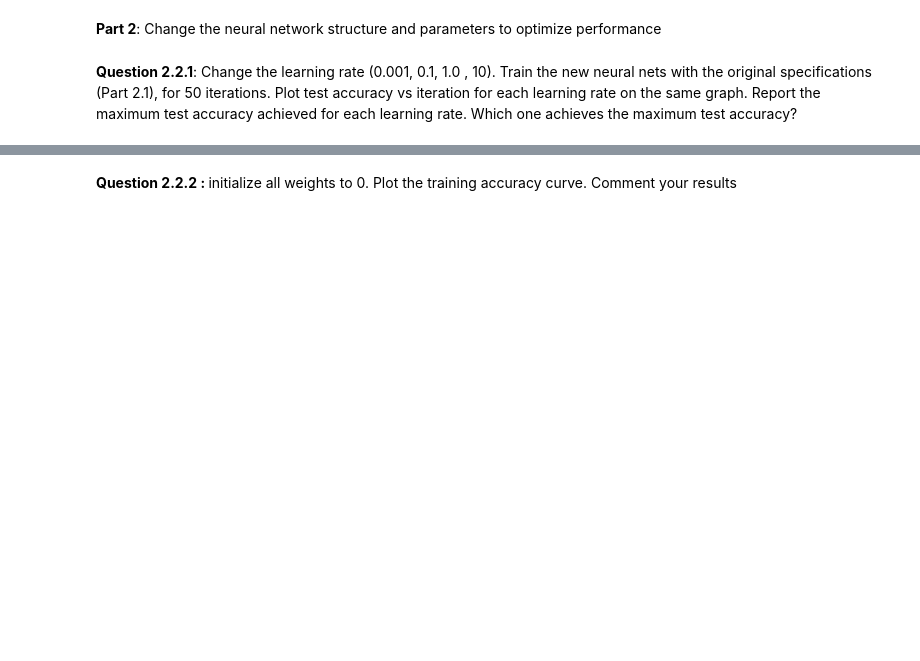
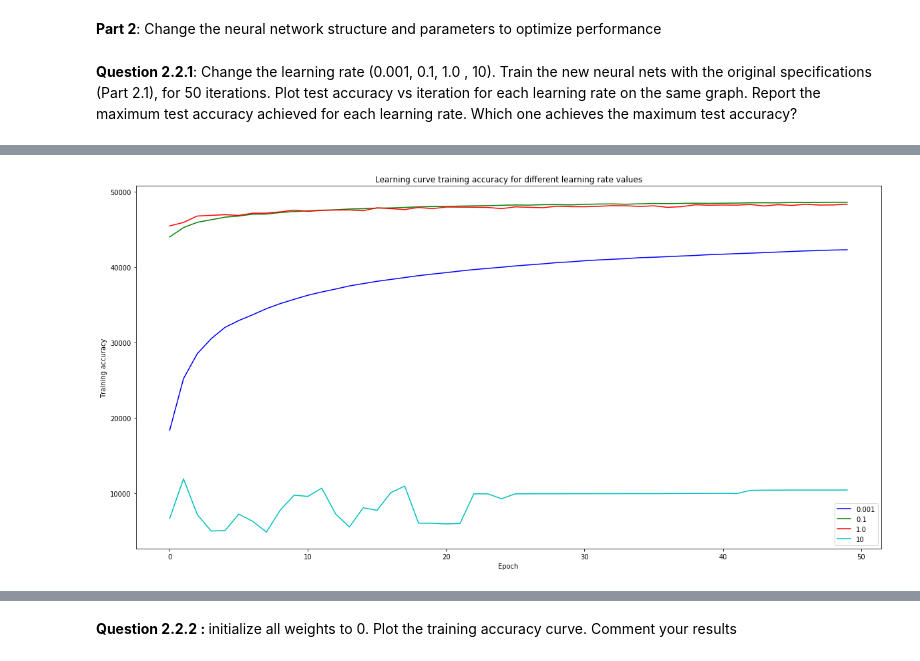
Before and after one commit to MatteoRomiti/DeepLearningLabs, a Jupyter notebook: lab1/TP1-notebook.ipynb, the cells around one changed output, grey strips where cells are left out. Saved outputs shown, nothing was run; the diff lists cells and outputs as text; code cells hidden in the pictures; blank space fills up the shorter version.

```diff
--- a/lab1/TP1-notebook.ipynb
+++ b/lab1/TP1-notebook.ipynb
@@ -311,7 +307,8 @@ Test_Accuracy  9.91
 <b>Question 2.1.3</b>: Train the Neural Network and comment your findings
 # %%
 #train your network
-my_mnist_net.train(training_data,validation_data)
+(training_accuracy_lr01, error_lr01) = my_mnist_net.train(training_data, validation_data)
 
 #save your model in Models/ using a distinguishing name for your model (architecture, learning rate, etc...)
+my_mnist_net.save("Models/model_" + "784_30_10_01.model")
 # %% [output]
@@ -338,0 +392,9 @@ test accuracy achieved for each learning rate. Which one achieves the maximum te
+# %%
+#Your implementation with a learning rate of 1.0 goes here
+my_mnist_net = NeuralNetwork(input_layer_size=784, hidden_layer_size=30, output_layer_size=10, learning_rate=1.0)
+
+#train network
+(training_accuracy_lr1, error_lr1) = my_mnist_net.train(training_data, validation_data)
+
+#save model in Models/ using a distinguishing name for your model (architecture, learning rate, etc...)
+my_mnist_net.save("Models/model_" + "784_30_10_1.model")
@@ -338,0 +419,9 @@ test accuracy achieved for each learning rate. Which one achieves the maximum te
+# %%
+#Your implementation with a learning rate of 10 goes here
+my_mnist_net = NeuralNetwork(input_layer_size=784, hidden_layer_size=30, output_layer_size=10, learning_rate=10)
+
+#train network
+(training_accuracy_lr10, error_lr10) = my_mnist_net.train(training_data, validation_data)
+
+#save model in Models/ using a distinguishing name for your model (architecture, learning rate, etc...)
+my_mnist_net.save("Models/model_" + "784_30_10_ten.model")
@@ -338,0 +446,23 @@ test accuracy achieved for each learning rate. Which one achieves the maximum te
+# %%
+#plotting all learning rate training accuracy against each other
+fig = plt.figure(figsize=(20,10))
+#learning rate = 0.001
+x = np.arange(len(training_accuracy_lr0001))
+plt.plot(x, training_accuracy_lr0001, "b-", label="0.001")
+#learning rate = 0.1
+x = np.arange(len(training_accuracy_lr01))
+plt.plot(x, training_accuracy_lr01, "g-", label="0.1")
+#learning rate = 1.0
+x = np.arange(len(training_accuracy_lr1))
+plt.plot(x, training_accuracy_lr1, "r-", label="1.0")
+#learning rate = 10
+x = np.arange(len(training_accuracy_lr10))
+plt.plot(x, training_accuracy_lr10, "c-", label="10")
+
+plt.xlabel("Epoch")
+plt.ylabel("Training accuracy")
+plt.legend()
+plt.title("Learning curve training accuracy for different learning rate values")
+plt.show()
+# %% [output]
+[figure, added]
```
Also changed, not shown: parts of 28 cells of this notebook, 9 other files.
